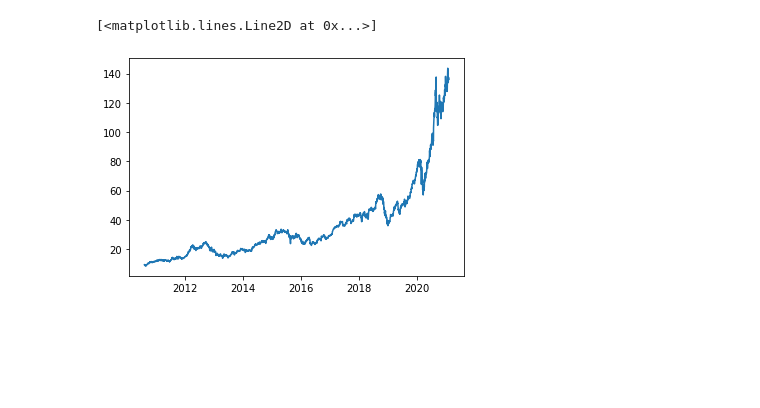
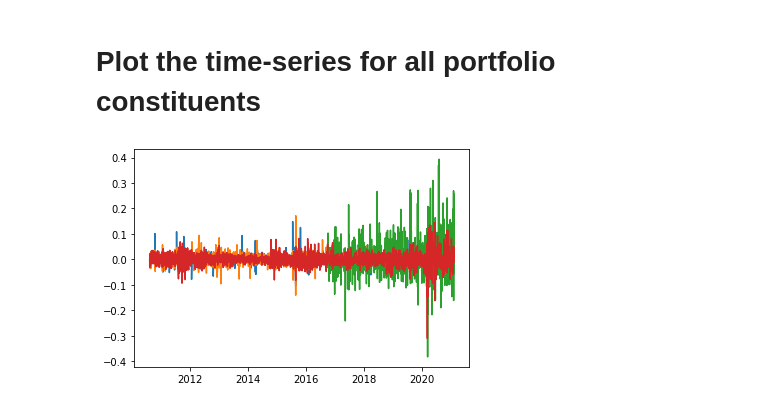
Before and after one commit to anuragr81/pioneers, a Jupyter notebook: Show_Portfolio.ipynb, the cells around one changed output. Cells and saved outputs as stored; diff of their text form; code cells hidden in the pictures; blank space fills up the shorter version.

```diff
--- a/Show_Portfolio.ipynb
+++ b/Show_Portfolio.ipynb
@@ -4,0 +5,5 @@ Started
+# %%
+portfolio_weights =[("GOOG",.3),("AAPL",.3),("FLGT",.2),("OIH",.2)]
+start_date = "2020-01-1"
+if abs(sum(x for _,x in portfolio_weights) -1)>1e-7:
+  raise ValueError("Portfolio Weights must add to 1")
@@ -18,3 +25,12 @@ def yahoofin_ts(ticker):
   # Assumes Date column is present
   tdf["Date"] = tdf.Date.apply(lambda x: dt.datetime.strptime(x,"%Y-%m-%d").date())
   return tdf
+
+alldatadfs = []
+for entry,weight in portfolio_weights:
+  datadf = yahoofin_ts(entry).copy()
+  datadf["Ticker"] = entry
+  alldatadfs.append(datadf)
+
+portfolio_tickers_df = pd.concat(alldatadfs)
+portfolio_tickers_df
@@ -21,7 +51,16 @@ def yahoofin_ts(ticker):
-# %%
-import matplotlib
-aapl_ts = yahoofin_ts("AAPL")
-matplotlib.pyplot.plot(aapl_ts.Date,aapl_ts.Open)
-# %% [output]
-[<matplotlib.lines.Line2D at 0x...>]
-[figure, removed]
+# %% [markdown]
+# Plot the time-series for all portfolio constituents
+# %%
+import matplotlib.pyplot as plt
+plot_open_prices = lambda x: plt.plot(x.Date,x.Open)
+returns_open = lambda x : (list(x.shift(-1).Date)[0:-1], list((x.shift(-1).Open /x.Open) -1)[0:-1])
+
+def plot_daily_returns_open (x):
+  data = returns_open(x)
+  matplotlib.pyplot.plot (data[0],data[1])
+
+for entry,weight in portfolio_weights:
+  plotdf = portfolio_tickers_df[portfolio_tickers_df.Ticker==entry]
+  plot_daily_returns_open(plotdf)
+# %% [output]
+[figure, added]
```
Also changed, not shown: parts of 6 cells of this notebook.
